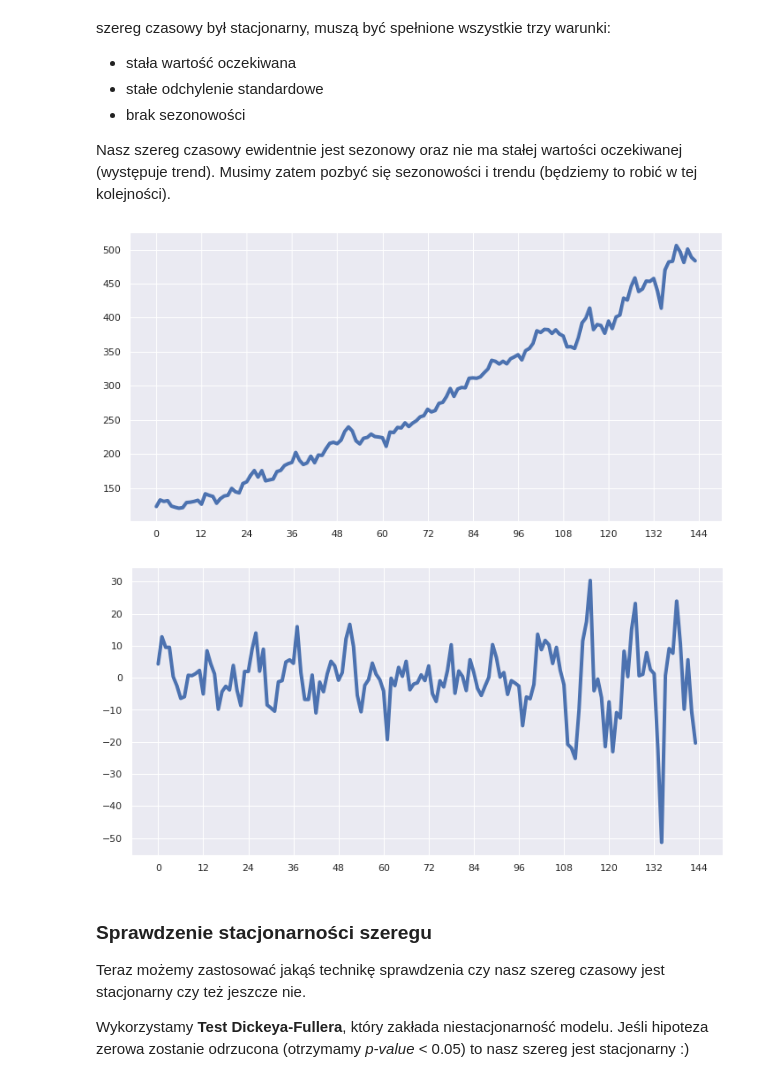
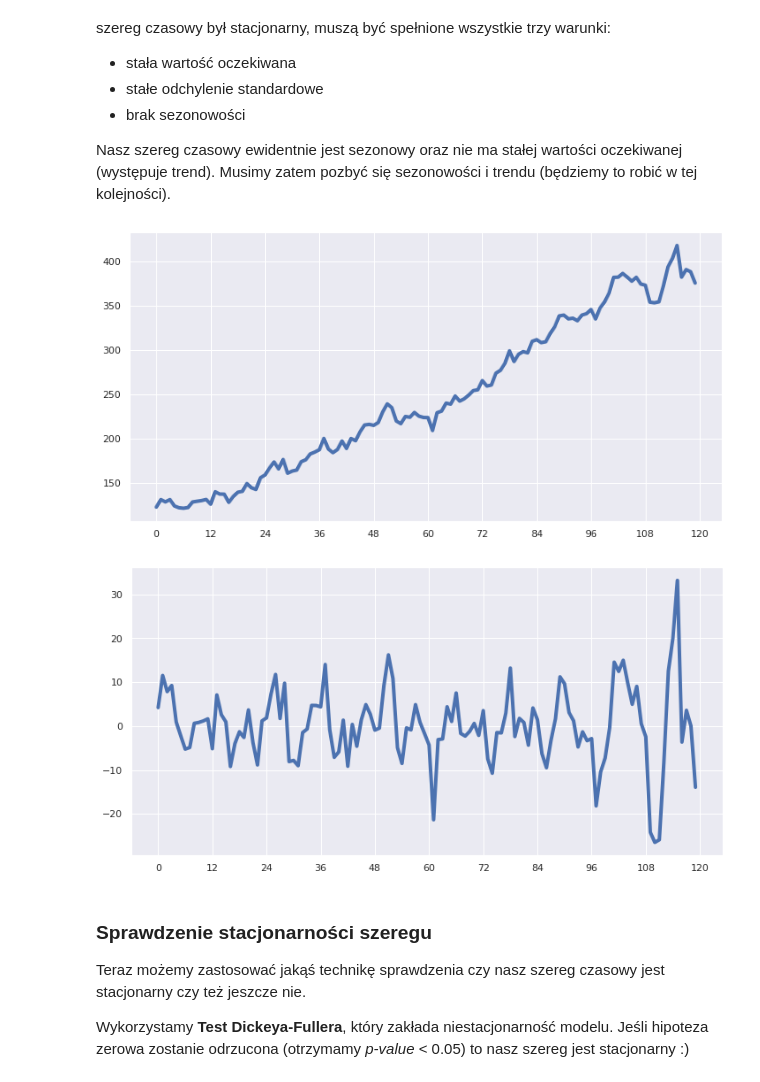
Before and after one commit to martamaslankowska/CDA-assignment04, a Jupyter notebook: Raport.ipynb, the cells around one changed output. Saved outputs shown, nothing was run; the diff lists cells and outputs as text; code cells hidden in the pictures.

```diff
--- a/Raport.ipynb
+++ b/Raport.ipynb
@@ -24,10 +27,14 @@ df_series.head()
+# %%
+N_to_predict = 24
+df_series_train = df_series.iloc[:-N_to_predict]
+df_series_test = df_series.iloc[-N_to_predict:]
 # %%
 def simple_plot(values, xticks=12, predict=False):
     plt.figure(figsize=(12, 6))
     x = list(range(values.shape[0]))
     if predict:
-        plt.plot(x[:-12], values[:-12], lw=4)
-        plt.plot(x[-12:], values[-12:], lw=4, ls='--', c='r')
+        plt.plot(x[:-N_to_predict], values[:-N_to_predict], lw=4)
+        plt.plot(x[-N_to_predict:], values[-N_to_predict:], lw=4, ls='--', c='r')
     else:
         plt.plot(x, values, lw=4)
     if xticks > 0:
@@ -35,5 +42,8 @@ def simple_plot(values, xticks=12, predict=False):
     plt.show()
 
 series = df_series['#Passengers'].values
+series_train = df_series_train['#Passengers'].values
+series_test = df_series_test['#Passengers'].values
+
 simple_plot(series, predict=True)
 # %% [output]
@@ -58,5 +68,5 @@ Z tego względu wybieramy model **multiplikatywny**.
 # %%
-multiplicative_model = seasonal_decompose(df_series['#Passengers'], model='multiplicative', extrapolate_trend='freq')
+multiplicative_model = seasonal_decompose(df_series_train['#Passengers'], model='multiplicative', extrapolate_trend='freq')
 
 def plot_sesonal_decompose(model):
     plt.rcParams["figure.figsize"] = (12, 12)
@@ -86,15 +96,15 @@ Musimy zatem pozbyć się sezonowości i trendu (będziemy to robić w tej kolej
 # %%
 plt.rcParams["figure.figsize"] = (12, 6)
 
-series_deseasonalized = series / multiplicative_model.seasonal
+series_deseasonalized = series_train / multiplicative_model.seasonal
 simple_plot(series_deseasonalized)
 # %% [output]
-[figure, old version]
+[figure, new version]
 # %%
 series_detrended = series_deseasonalized - multiplicative_model.trend
 simple_plot(series_detrended)
 # %% [output]
-[figure, old version]
+[figure, new version]
 # %% [markdown]
 ### Sprawdzenie stacjonarności szeregu
 
```
Also changed, not shown: parts of 25 cells of this notebook.
